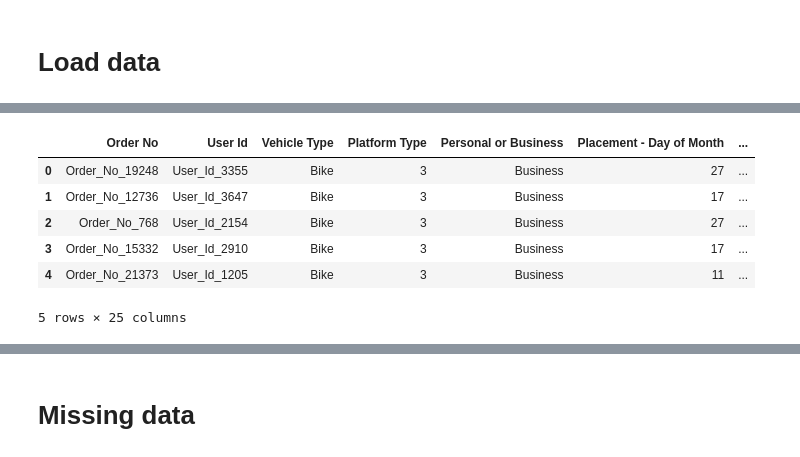
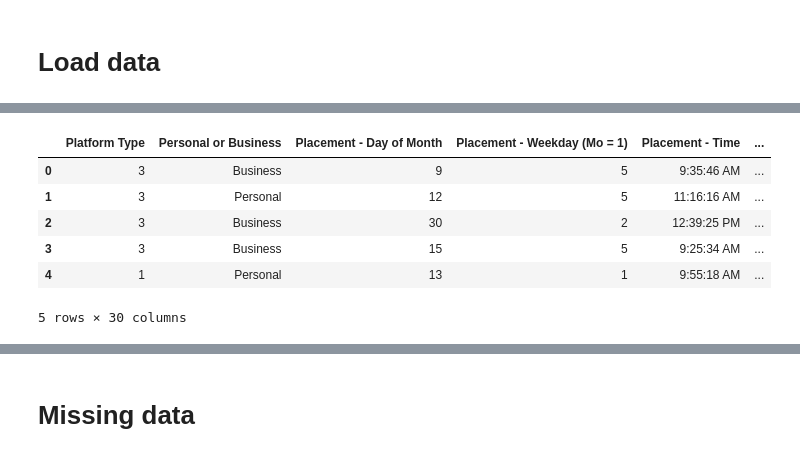
Before and after one commit to SibusisoTL/regression_predict, a Jupyter notebook: data_preprocessing.ipynb, the cells around one changed output, grey strips where cells are left out. Drawn from its saved outputs; the diff is of its cells as text; code cells hidden in the pictures.

```diff
--- a/data_preprocessing.ipynb
+++ b/data_preprocessing.ipynb
@@ -12,0 +15,3 @@ test_data = pd.read_csv('C:/Users/piala/Documents/Github/regression_predict/Test
+# %%
+data_merge = pd.merge(data, riders, how='left', left_on=['Rider Id'], right_on=['Rider Id'])
+data_merge.head()
@@ -32,10 +63,16 @@ riders.head()
-# %%
-test_data.head()
-# %% [output]
-|  | Order No | User Id | Vehicle Type | Platform Type | Personal or Business | Placement - Day of Month | ... |
-| 0 | Order_No_19248 | User_Id_3355 | Bike | 3 | Business | 27 | ... |
-| 1 | Order_No_12736 | User_Id_3647 | Bike | 3 | Business | 17 | ... |
-| 2 | Order_No_768 | User_Id_2154 | Bike | 3 | Business | 27 | ... |
-| 3 | Order_No_15332 | User_Id_2910 | Bike | 3 | Business | 17 | ... |
-| 4 | Order_No_21373 | User_Id_1205 | Bike | 3 | Business | 11 | ... |
-5 rows × 25 columns
+# %%
+#Remove unnecessary columns
+data_merge.pop('Order No')
+data_merge.pop('Vehicle Type')
+data_merge.pop('Precipitation in millimeters')
+data_merge.pop('User Id')
+data_merge.pop('Rider Id')
+data_merge.head()
+# %% [output]
+|  | Platform Type | Personal or Business | Placement - Day of Month | Placement - Weekday (Mo = 1) | Placement - Time | ... |
+| 0 | 3 | Business | 9 | 5 | 9:35:46 AM | ... |
+| 1 | 3 | Personal | 12 | 5 | 11:16:16 AM | ... |
+| 2 | 3 | Business | 30 | 2 | 12:39:25 PM | ... |
+| 3 | 3 | Business | 15 | 5 | 9:25:34 AM | ... |
+| 4 | 1 | Personal | 13 | 1 | 9:55:18 AM | ... |
+5 rows × 30 columns
```
Also changed, not shown: parts of 18 cells of this notebook, 1 other file.
